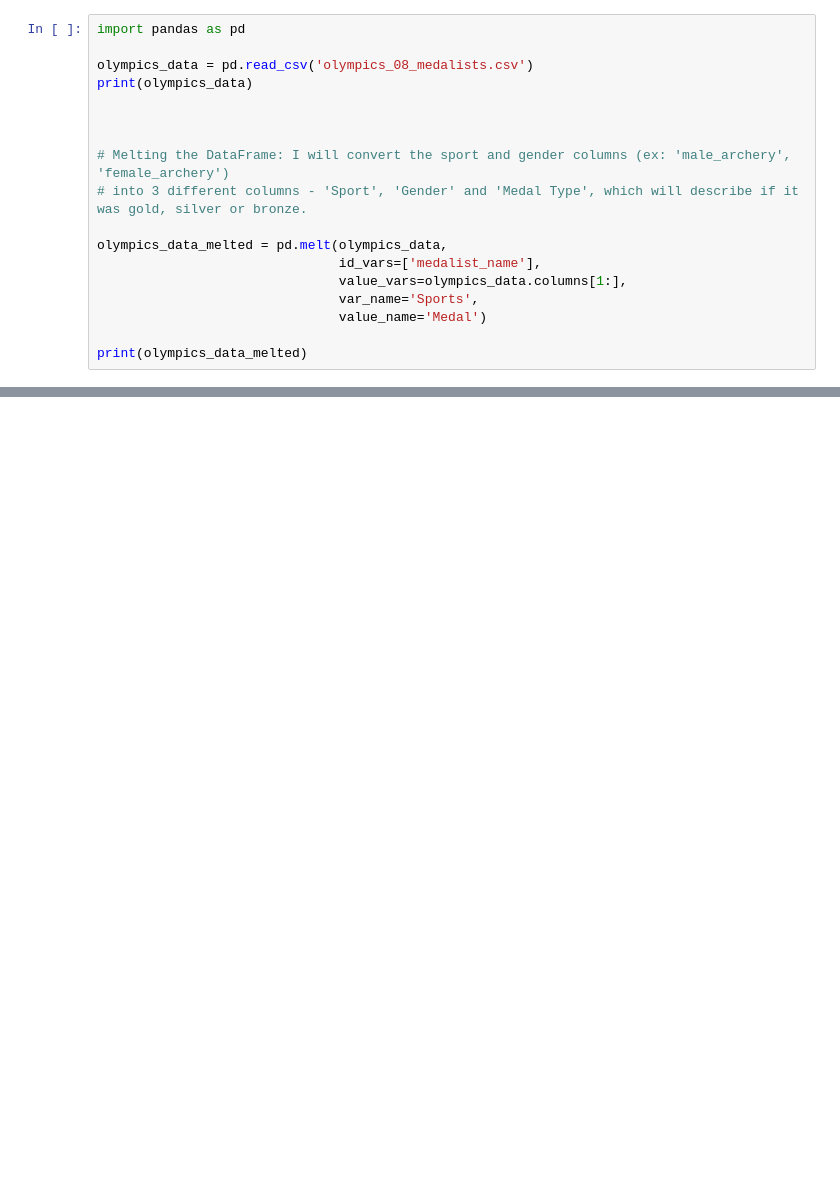
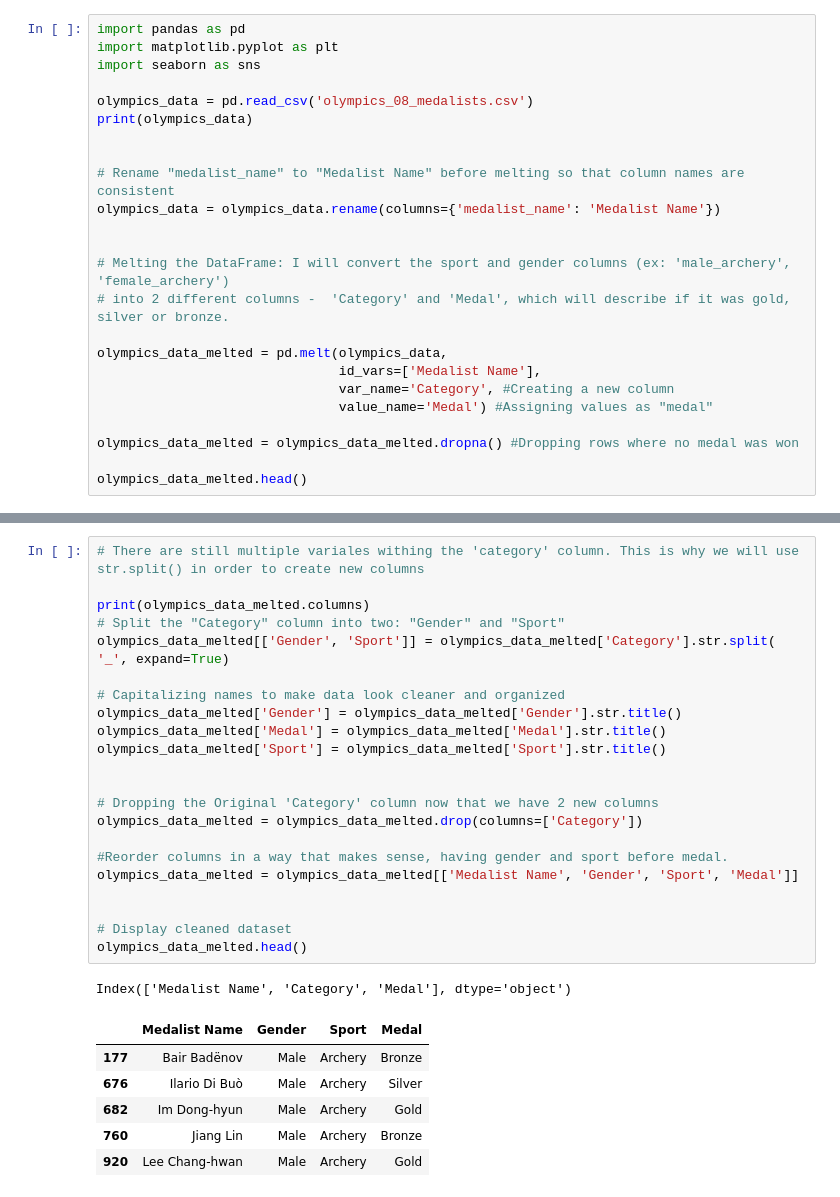
Before and after one commit to scohenma/COHEN-Python_Portfolio, a Jupyter notebook: TidyData - Project /data_cleaning_olympics.ipynb, the cells around one changed output, grey strips where cells are left out. Cells and saved outputs as stored; diff of their text form; blank space fills up the shorter version.

```diff
--- a/TidyData - Project /data_cleaning_olympics.ipynb
+++ b/TidyData - Project /data_cleaning_olympics.ipynb
@@ -1,21 +1,27 @@
 # %%
 import pandas as pd
+import matplotlib.pyplot as plt
+import seaborn as sns
 
 olympics_data = pd.read_csv('olympics_08_medalists.csv')
 print(olympics_data)
 
 
+# Rename "medalist_name" to "Medalist Name" before melting so that column names are consistent
+olympics_data = olympics_data.rename(columns={'medalist_name': 'Medalist Name'})
+
 
 # Melting the DataFrame: I will convert the sport and gender columns (ex: 'male_archery', 'female_archery')
-# into 3 different columns - 'Sport', 'Gender' and 'Medal Type', which will describe if it was gold, silver or bronze.
+# into 2 different columns -  'Category' and 'Medal', which will describe if it was gold, silver or bronze.
 
 olympics_data_melted = pd.melt(olympics_data,
-                               id_vars=['medalist_name'],
-                               value_vars=olympics_data.columns[1:],
-                               var_name='Sports',
-                               value_name='Medal')
+                               id_vars=['Medalist Name'],
+                               var_name='Category', #Creating a new column
+                               value_name='Medal') #Assigning values as "medal"
 
-print(olympics_data_melted)
+olympics_data_melted = olympics_data_melted.dropna() #Dropping rows where no medal was won
+
+olympics_data_melted.head()
 # %% [output]
           medalist_name male_archery female_archery male_athletics  \
 0       Aaron Armstrong          NaN            NaN           gold
@@ -36,0 +49,30 @@ print(olympics_data_melted)
+# %%
+# There are still multiple variales withing the 'category' column. This is why we will use str.split() in order to create new columns
+
+print(olympics_data_melted.columns)
+# Split the "Category" column into two: "Gender" and "Sport"
+olympics_data_melted[['Gender', 'Sport']] = olympics_data_melted['Category'].str.split( '_', expand=True)
+
+# Capitalizing names to make data look cleaner and organized
+olympics_data_melted['Gender'] = olympics_data_melted['Gender'].str.title()
+olympics_data_melted['Medal'] = olympics_data_melted['Medal'].str.title()
+olympics_data_melted['Sport'] = olympics_data_melted['Sport'].str.title()
+
+
+# Dropping the Original 'Category' column now that we have 2 new columns
+olympics_data_melted = olympics_data_melted.drop(columns=['Category'])
+
+#Reorder columns in a way that makes sense, having gender and sport before medal.
+olympics_data_melted = olympics_data_melted[['Medalist Name', 'Gender', 'Sport', 'Medal']]
+
+
+# Display cleaned dataset
+olympics_data_melted.head()
+# %% [output]
+Index(['Medalist Name', 'Category', 'Medal'], dtype='object')
+|  | Medalist Name | Gender | Sport | Medal |
+| 177 | Bair Badënov | Male | Archery | Bronze |
+| 676 | Ilario Di Buò | Male | Archery | Silver |
+| 682 | Im Dong-hyun | Male | Archery | Gold |
+| 760 | Jiang Lin | Male | Archery | Bronze |
+| 920 | Lee Chang-hwan | Male | Archery | Gold |
```
Also changed, not shown: parts of 7 cells of this notebook.
